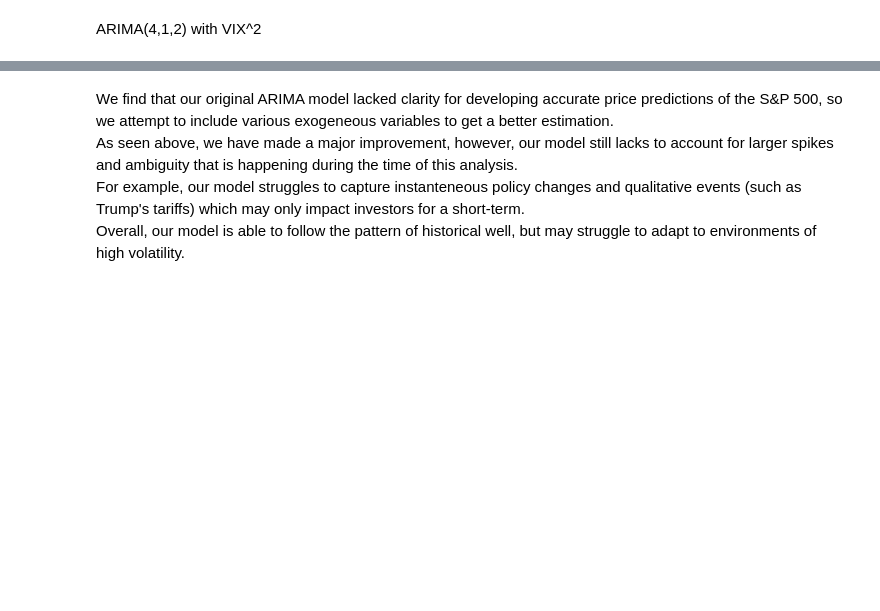
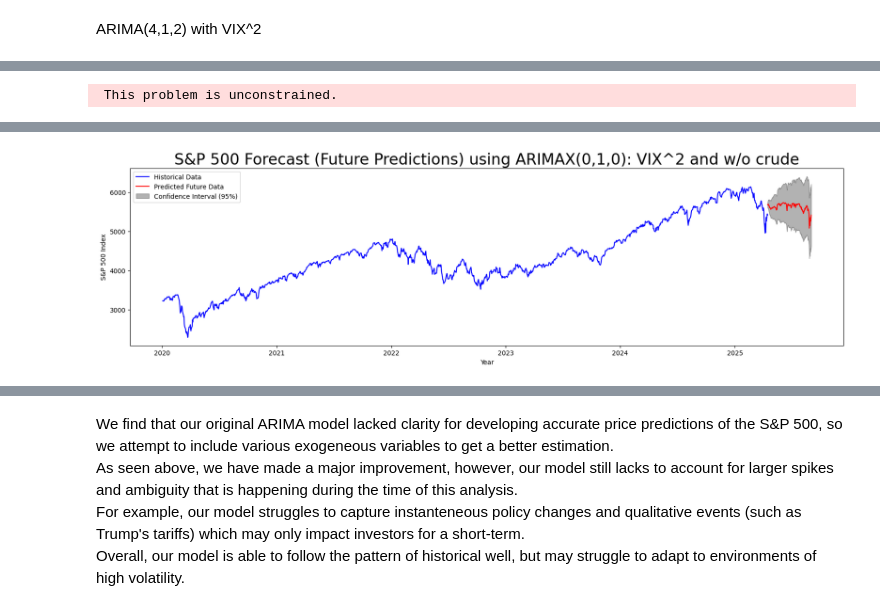
Before and after one commit to hivan04/spx_price_forecast, a Jupyter notebook: SPX_ARIMA.ipynb, the cells around one changed output, grey strips where cells are left out. Drawn from its saved outputs; the diff is of its cells as text; code cells hidden in the pictures; blank space fills up the shorter version.

```diff
--- a/SPX_ARIMA.ipynb
+++ b/SPX_ARIMA.ipynb
@@ -1568,0 +1617,77 @@ STOP: TOTAL NO. of ITERATIONS REACHED LIMIT
+# %%
+# Using an ARIMAX Model
+from statsmodels.tsa.statespace.sarimax import SARIMAX
+
+# Define the prediction date range
+predict_start_date = "2025-04-15"
+predict_end_date = "2025-09-01"
+
+# Convert the end date to a timestamp to calculate the number of steps
+predict_end_date_ts = pd.Timestamp(predict_end_date)
+predict_start_date_ts = pd.Timestamp(predict_start_date)
+
+# Calculate the number of steps to forecast
+num_steps = (predict_end_date_ts - predict_start_date_ts).days + 1
+
+# Fit the SARIMAX model on the aligned dataset
+model_spx_010_s = SARIMAX(df.SPX, exog=exog, order=(0, 1, 0))
+results_model_spx_010_s = model_spx_010_s.fit()
+
+# Get in-sample (historical) fitted values
+in_sample_pred = results_model_spx_010_s.get_prediction().predicted_mean
+
+# Get out-of-sample (future) forecast
+# Generate future exogenous values
+future_exog = exog.iloc[-num_steps:].copy()
+if future_exog.shape[0] < num_steps:
+    last_exog = exog.iloc[-1].values.reshape(1, -1)
+    future_exog = pd.DataFrame(
+        np.tile(last_exog, (num_steps, 1)),
+        columns=exog.columns
+    )
+
+# Generate predictions for the future dates
+forecast = results_model_spx_010_s.get_forecast(steps=num_steps, exog=future_exog)
+future_predictions = forecast.predicted_mean
+confidence_intervals = forecast.conf_int()
+
+# Create comparison tables
+# Historical comparison (actual vs fitted)
+historical_comparison = pd.DataFrame({
+    'Date': df['Date'],
+    'Actual': df['SPX'],
+    'Predicted': in_sample_pred,
+    'Residual': df['SPX'] - in_sample_pred
+})
+
+# Future predictions
+future_dates = pd.date_range(start=predict_start_date, periods=num_steps)
+future_comparison = pd.DataFrame({
+    'Date': future_dates,
+    'Predicted': future_predictions,
+    'Lower_CI': confidence_intervals.iloc[:, 0],
+    'Upper_CI': confidence_intervals.iloc[:, 1]
+})
+
+# Print tables
+print("=== Historical Performance (In-Sample) ===")
+print(historical_comparison.tail(10).to_string())  # Show last 10 observations
+
+print("\n=== Future Forecast (Out-of-Sample) ===")
+print(future_comparison.head(10).to_string())  # Show first 10 forecasts
+
+# Plot the results
+future_predictions.index = future_dates
+
+plt.figure(figsize=(20, 5))
+plt.plot(df['Date'], df['SPX'], color="blue", label='Historical Data')
+plt.plot(future_predictions, color="red", label='Predicted Future Data')
+plt.fill_between(future_dates, confidence_intervals.iloc[:, 0], confidence_intervals.iloc[:, 1],
+                 color='black', alpha=0.3, label='Confidence Interval (95%)')
+plt.title("S&P 500 Forecast (Future Predictions) using ARIMAX(0,1,0): VIX^2 and w/o crude", size=24)
+plt.xlabel("Year")
+plt.ylabel("S&P 500 Index")
+plt.legend()
+plt.show()
+# %% [output]
+ This problem is unconstrained.
@@ -1568,0 +1711 @@ STOP: TOTAL NO. of ITERATIONS REACHED LIMIT
+[figure, added]
```
Also changed, not shown: parts of 10 cells of this notebook.
